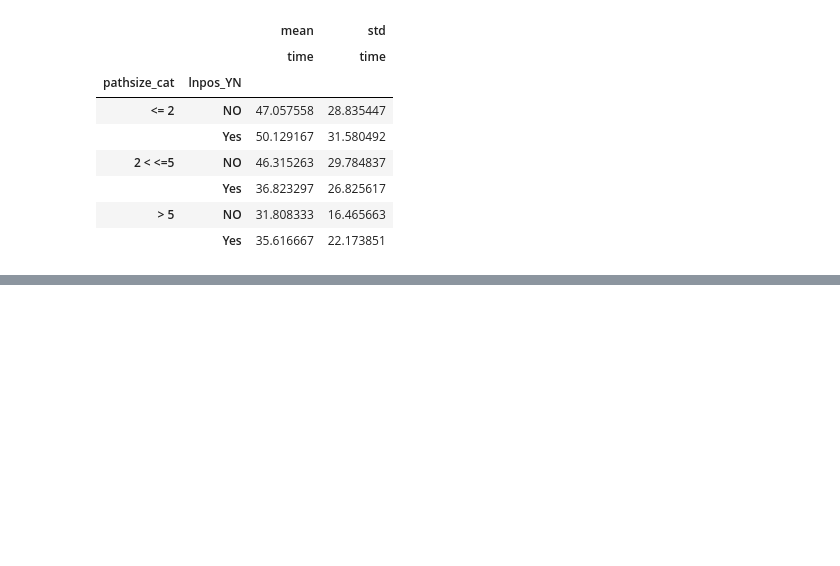
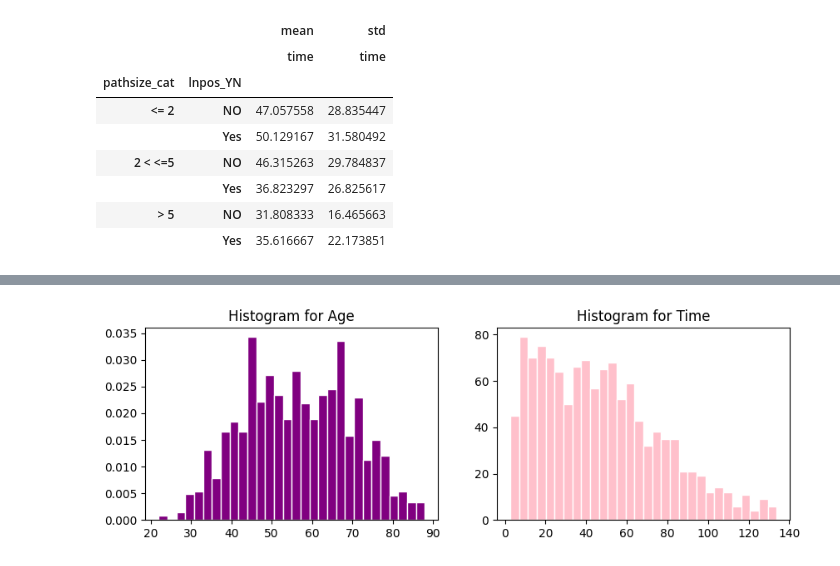
Before and after one commit to aryanssd/-sixteenth-exercices-for-loop, a Jupyter notebook: descriptive-statics.ipynb, the cells around one changed output, grey strips where cells are left out. Cells and saved outputs as stored; diff of their text form; code cells hidden in the pictures; blank space fills up the shorter version.

```diff
--- a/descriptive-statics.ipynb
+++ b/descriptive-statics.ipynb
@@ -269,0 +278,14 @@ pivot_table
+# %%
+fig, ax = plt.subplots(nrows=1, ncols=2, figsize=(10, 3))
+
+
+ax[0].hist(df.age, bins=30, density=1, edgecolor="white", color="purple")
+ax[0].set_title('Histogram for Age')
+
+
+ax[1].hist(df.time, bins=30,density=0, edgecolor="white", color="pink")
+ax[1].set_title('Histogram for Time')
+
+plt.show()
+# %% [output]
+[figure, added]
```
Also changed, not shown: parts of 1 cell of this notebook.
